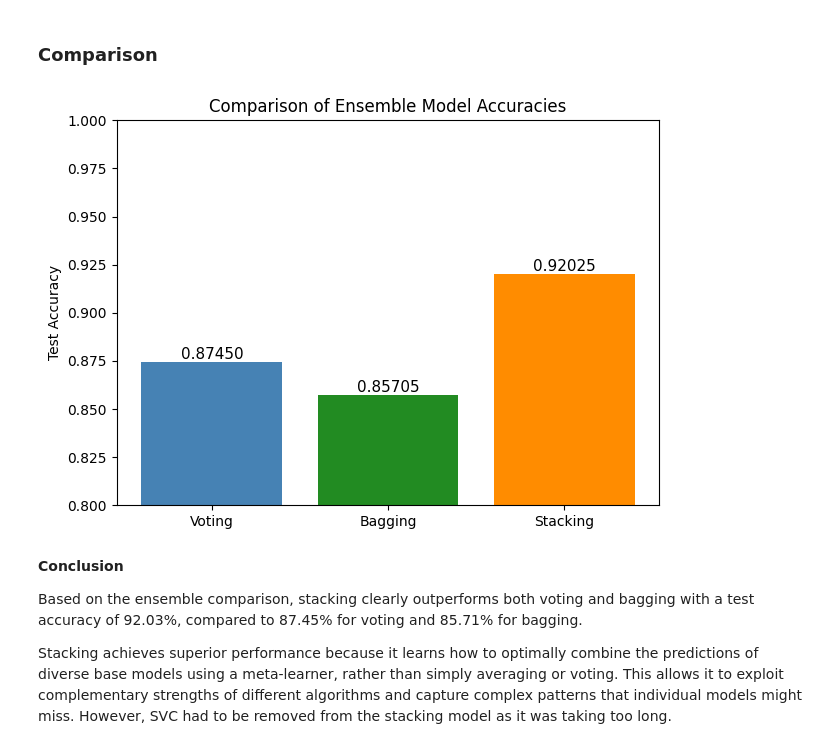
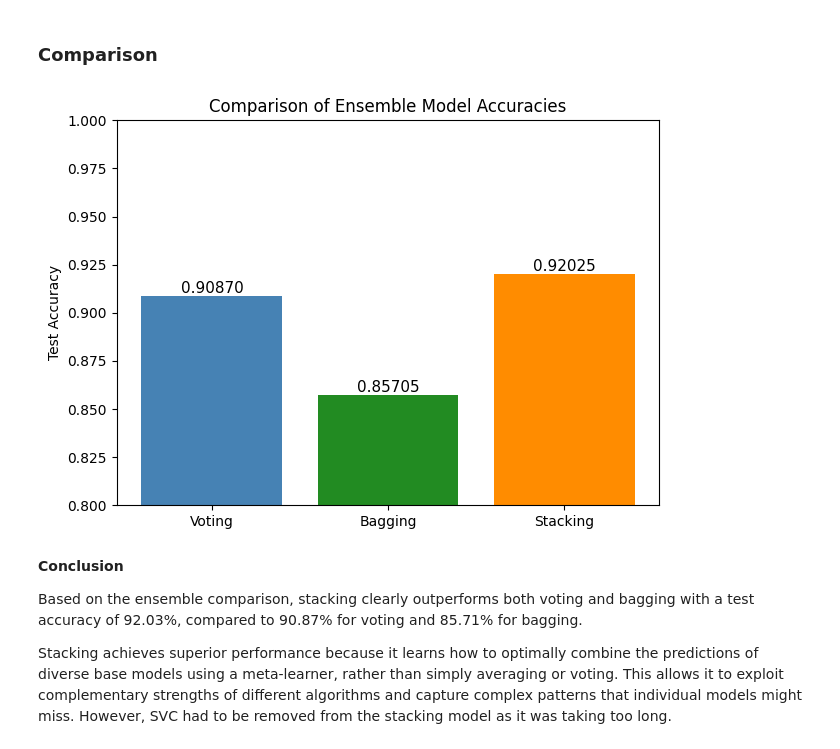
Before and after one commit to Atoms919/ML_project_diabetes_health_indicator, a Jupyter notebook: ML_project_merge.ipynb, the cells around one changed output. Drawn from its saved outputs; the diff is of its cells as text; code cells hidden in the pictures.

```diff
--- a/ML_project_merge.ipynb
+++ b/ML_project_merge.ipynb
@@ -491,14 +490,3 @@ We can see that the model is significantly better with voting='soft' (every metr
-# %%
-clf1 = LogisticRegression(max_iter=500)
-clf2 = DecisionTreeClassifier(max_depth=5)
-clf3 = SVC(kernel='linear')
-
-voting_clf = VotingClassifier(
-    estimators=[('lr', clf1), ('dt', clf2), ('svc', clf3)],
-    voting='hard'
-)
-voting_clf.fit(X_train_scaled, y_train)
-print("Voting Ensemble Accuracy:", voting_clf.score(X_test_scaled, y_test))
 # %% [markdown]
 ### Bagging model
 # %%
@@ -533,24 +521,24 @@ Stacking Ensemble Accuracy: 0.92025
 ### Comparison
 # %%
 models = ['Voting', 'Bagging', 'Stacking']
-accuracies = [voting_clf.score(X_test_scaled, y_test), bagging.score(X_test_scaled, y_test), stacking.score(X_test_scaled, y_test)]
+accuracies = [ensemble.score(X_test_scaled, y_test), bagging.score(X_test_scaled, y_test), stacking.score(X_test_scaled, y_test)]
 
 plt.figure(figsize=(7,5))
 bars = plt.bar(models, accuracies, color=['steelblue', 'forestgreen', 'darkorange'])
 plt.ylim(0.80, 1.0)
 plt.ylabel('Test Accuracy')
 plt.title('Comparison of Ensemble Model Accuracies')
 
 for bar, acc in zip(bars, accuracies):
     plt.text(bar.get_x() + bar.get_width()/2, bar.get_height() + 0.00002, f'{acc:.5f}',
              ha='center', va='bottom', fontsize=11)
 
 plt.show()
 # %% [output]
-[figure, old version]
+[figure, new version]
 # %% [markdown]
 **Conclusion**
 
-Based on the ensemble comparison, stacking clearly outperforms both voting and bagging with a test accuracy of 92.03%, compared to 87.45% for voting and 85.71% for bagging.
+Based on the ensemble comparison, stacking clearly outperforms both voting and bagging with a test accuracy of 92.03%, compared to 90.87% for voting and 85.71% for bagging.
 
 Stacking achieves superior performance because it learns how to optimally combine the predictions of diverse base models using a meta-learner, rather than simply averaging or voting. This allows it to exploit complementary strengths of different algorithms and capture complex patterns that individual models might miss. However, SVC had to be removed from the stacking model as it was taking too long.
```
Also changed, not shown: parts of 9 cells of this notebook.
